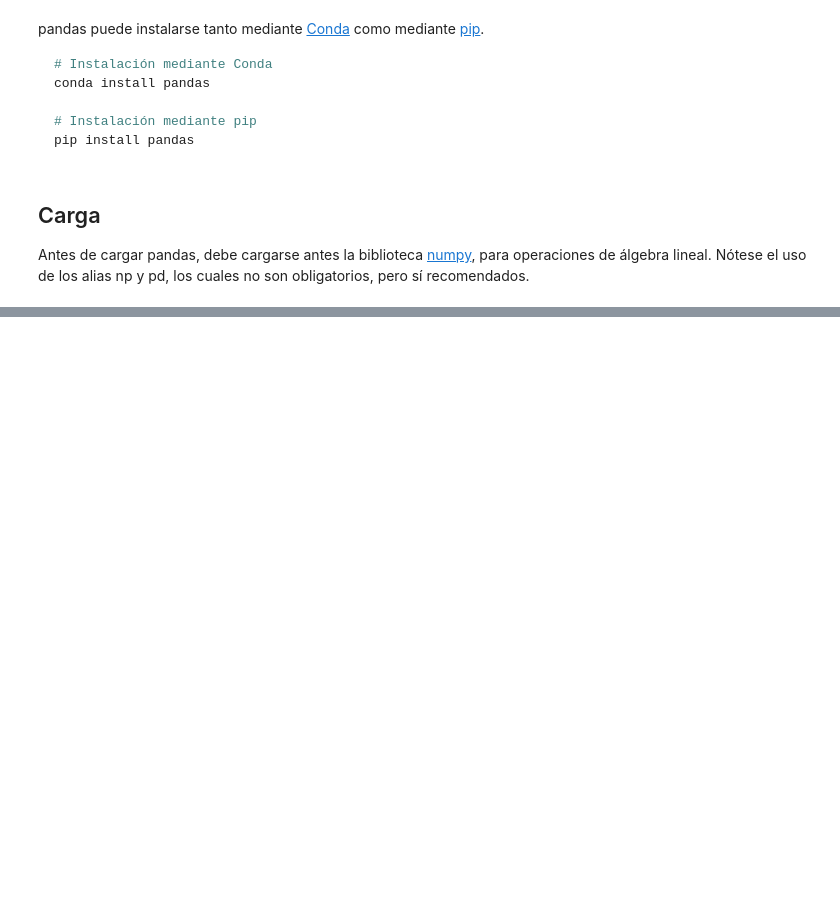
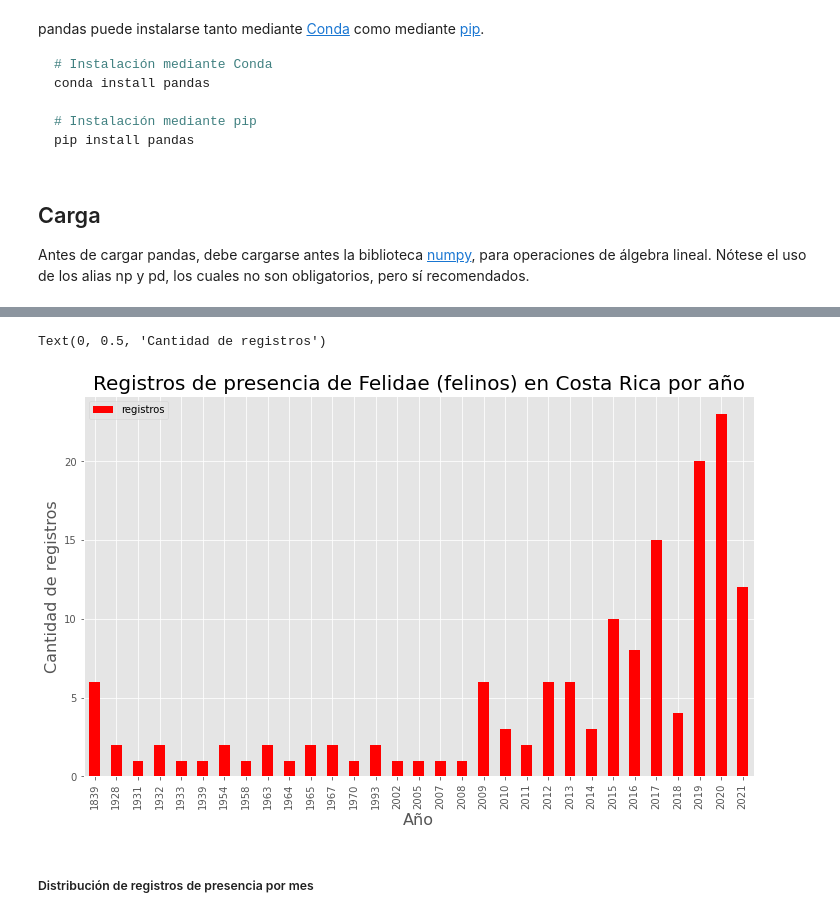
Before and after one commit to curso-python-imn/curso-python-imn.github.io, a Jupyter notebook: _build/jupyter_execute/17-pandas.ipynb, the cells around one changed output, grey strips where cells are left out. Saved outputs shown, nothing was run; the diff lists cells and outputs as text; code cells hidden in the pictures; blank space fills up the shorter version.

```diff
--- a/_build/jupyter_execute/17-pandas.ipynb
+++ b/_build/jupyter_execute/17-pandas.ipynb
@@ -22,0 +33,2 @@ import pandas as pd # biblioteca para análisis de datos
+# %%
+felidae = pd.read_csv("https://raw.githubusercontent.com/curso-python-imn/curso-python-imn.github.io/main/datos/gbif/felidae.csv", sep="\t")
@@ -22,0 +179,3 @@ import pandas as pd # biblioteca para análisis de datos
+# %%
+# Estilo de los gráficos
+plt.style.use('ggplot')
@@ -22,0 +186,8 @@ import pandas as pd # biblioteca para análisis de datos
+# %%
+# Cambio del tipo de datos del campo de fecha
+felidae["eventDate"] = pd.to_datetime(felidae["eventDate"])
+
+# Agrupación de los registros por año
+felidae_registros_x_anio = felidae.groupby(felidae['eventDate'].dt.year).count().eventDate
+
+felidae_registros_x_anio
@@ -22,0 +212,9 @@ import pandas as pd # biblioteca para análisis de datos
+# %%
+# Conversión a un dataframe
+felidae_registros_x_anio_df = pd.DataFrame({'anio':felidae_registros_x_anio.index, 'registros':felidae_registros_x_anio.values})
+
+# Conversión del tipo de la columna de año
+felidae_registros_x_anio_df["anio"] = pd.to_numeric(felidae_registros_x_anio_df["anio"], downcast='integer')
+felidae_registros_x_anio_df.style.set_precision(2)
+
+felidae_registros_x_anio_df
@@ -22,0 +239,13 @@ import pandas as pd # biblioteca para análisis de datos
+# %%
+# Graficación
+felidae_registros_x_anio_df.plot(x='anio', y='registros', kind='bar', figsize=(12,7), color='red')
+
+# Título y leyendas en los ejes
+plt.title('Registros de presencia de Felidae (felinos) en Costa Rica por año', fontsize=20)
+plt.xlabel('Año', fontsize=16)
+plt.ylabel('Cantidad de registros', fontsize=16)
+# %% [output]
+Text(0, 0.5, 'Cantidad de registros')
+[figure, added]
+# %% [markdown]
+##### Distribución de registros de presencia por mes
```
Also changed, not shown: parts of 33 cells of this notebook, 12 other files.
